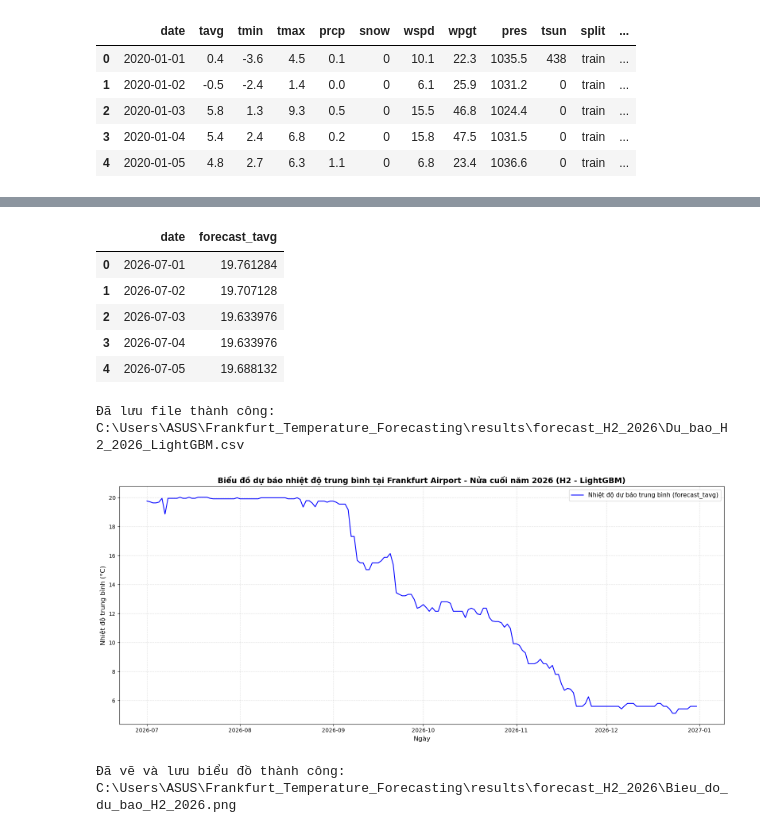
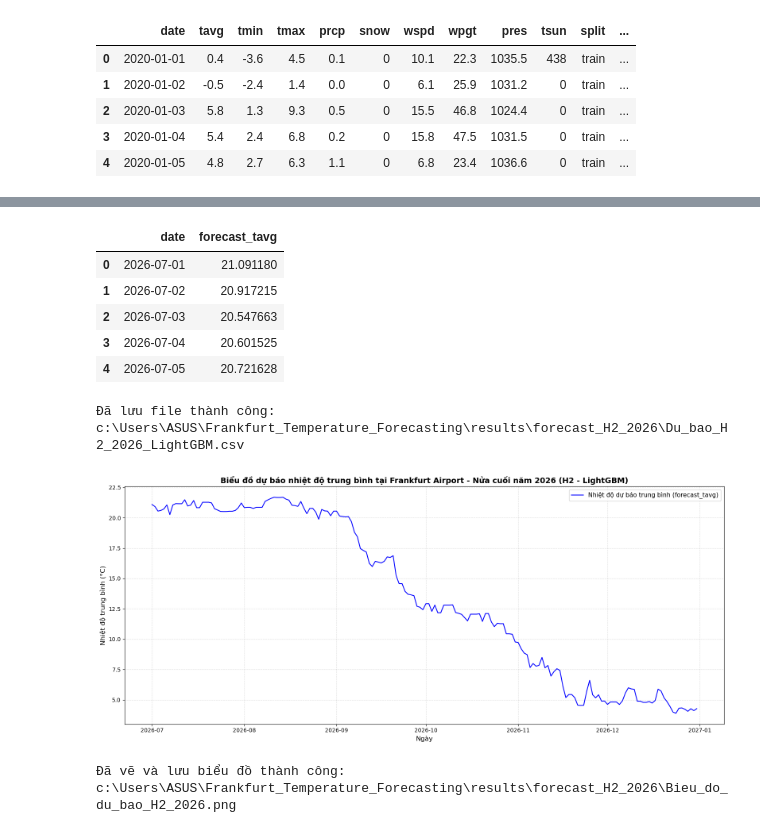
Before and after one commit to NhatTuong1211/Frankfurt_Temperature_Forecasting, a Jupyter notebook: notebooks/05_final_forecast.ipynb, the cells around one changed output, grey strips where cells are left out. Cells and saved outputs as stored; diff of their text form; code cells hidden in the pictures.

```diff
--- a/notebooks/05_final_forecast.ipynb
+++ b/notebooks/05_final_forecast.ipynb
@@ -56,13 +56,11 @@ Số ngày bị trùng: 0
 # %%
 def create_lightgbm_features(
     df_in: pd.DataFrame,
-    fit_mask: pd.Series = None,
     fourier_k: int = 3,
 ) -> tuple[pd.DataFrame, list[str]]:
   data = df_in.copy()
   doy = data["date"].dt.dayofyear
 
-  # Nhóm 1: Đặc trưng thời gian và chuỗi Fourier bậc K=3 (9 biến)
   data["time_month"] = data["date"].dt.month
   data["time_dayofyear"] = doy
   data["time_weekofyear"] = data["date"].dt.isocalendar().week.astype(int)
@@ -71,7 +69,6 @@ def create_lightgbm_features(
     data[f"time_sin_{k}"] = np.sin(2.0 * np.pi * k * doy / 365.25)
     data[f"time_cos_{k}"] = np.cos(2.0 * np.pi * k * doy / 365.25)
 
-  # Nhóm 2: Đặc trưng lag và rolling chu kỳ năm của tavg (7 biến)
   s365 = data["tavg"].shift(365)
   s730 = data["tavg"].shift(730)
 
@@ -102,25 +99,29 @@ future_H2_2026 = pd.DataFrame({
     "tavg": np.nan,
 })
 
-# Gộp chung để tính shift(365) và shift(730) liền mạch cho H2/2026
+# Gộp chung để shift(365) và shift(730) liền mạch cho H2/2026
 df_full = pd.concat([df_hist, future_H2_2026], ignore_index=True)
 df_feat, feature_cols = create_lightgbm_features(df_full)
 
-# Tách tập huấn luyện (đến 30/06/2026) và loại bỏ các dòng thiếu lag ở giai đoạn đầu
+# Giữ đúng quy tắc của N3: chỉ loại các dòng thiếu lag_365 (365 dòng đầu).
+# Các dòng thiếu lag_730 và same_day_2yr_mean được giữ lại (LightGBM xử lý NaN).
 train_df = (
     df_feat[df_feat["date"] <= train_end_date]
-    .dropna(subset=feature_cols + ["tavg"])
+    .dropna(subset=["ar_tavg_lag_365", "tavg"])
     .reset_index(drop=True)
 )
 X_train = train_df[feature_cols]
 y_train = train_df["tavg"]
 
-# Tách tập dự báo tương lai H2/2026 (từ 01/07/2026 đến 31/12/2026)
 future_df = df_feat[df_feat["date"] >= "2026-07-01"].reset_index(drop=True)
 X_future = future_df[feature_cols]
 
 print("Số lượng biến đặc trưng:", len(feature_cols))
-print("Số quan sát huấn luyện hợp lệ:", len(X_train))
+print("Số quan sát huấn luyện:", len(X_train))
 print("Số ngày cần dự báo (H2/2026):", len(X_future))
+
+assert len(X_train) == 2008, f"Số dòng huấn luyện phải là 2008, hiện là {len(X_train)}"
+assert len(X_future) == 184, "Số ngày dự báo phải là 184"
+assert X_future[["ar_tavg_lag_365", "ar_tavg_lag_730"]].notna().all().all(), "Đặc trưng lag của H2 bị NaN"
 # %% [output]
 Số lượng biến đặc trưng: 16
@@ -128,17 +129,25 @@ Số quan sát huấn luyện hợp lệ: 1643
 Số ngày cần dự báo (H2/2026): 184
 # %%
 with open(PARAMS_PATH, "r", encoding="utf-8") as f:
-  best_params = json.load(f)
+  cfg = json.load(f)
 
-# Nếu file JSON của TV3 bọc tham số trong một key (ví dụ "best_params"), lấy tự động:
-if "best_params" in best_params and isinstance(
-    best_params["best_params"], dict
-):
-  best_params = best_params["best_params"]
+# Lấy khối best_params
+if "best_params" in cfg and isinstance(cfg["best_params"], dict):
+  best_params = cfg["best_params"]
+else:
+  best_params = cfg
 
 print("Bộ tham số tối ưu được nạp:", best_params)
 
-final_model = lgb.LGBMRegressor(**best_params)
+# Khởi tạo mô hình với n_estimators và các tham số cố định
+final_model = lgb.LGBMRegressor(
+    **best_params,
+    n_estimators=cfg.get("n_estimators", 213),
+    subsample_freq=1,
+    random_state=cfg.get("random_state", 42),
+    objective="regression"
+)
+
 final_model.fit(X_train, y_train)
 print("Đã refit mô hình LightGBM thành công!")
 # %% [output]
@@ -177,44 +192,48 @@ forecast_result = pd.DataFrame({
 display(forecast_result.head())
 # %% [output]
 |  | date | forecast_tavg |
-| 0 | 2026-07-01 | 19.761284 |
-| 1 | 2026-07-02 | 19.707128 |
-| 2 | 2026-07-03 | 19.633976 |
-| 3 | 2026-07-04 | 19.633976 |
-| 4 | 2026-07-05 | 19.688132 |
+| 0 | 2026-07-01 | 21.091180 |
+| 1 | 2026-07-02 | 20.917215 |
+| 2 | 2026-07-03 | 20.547663 |
+| 3 | 2026-07-04 | 20.601525 |
+| 4 | 2026-07-05 | 20.721628 |
 # %%
+# Kiểm tra dự báo không NaN và đúng 184 dòng
+assert len(forecast_result) == 184, "Số dòng dự báo không bằng 184"
+assert not forecast_result["forecast_tavg"].isna().any(), "Kết quả dự báo chứa NaN"
+
 # Lưu kết quả ra file CSV
 csv_output_path = OUTPUT_DIR / "Du_bao_H2_2026_LightGBM.csv"
 forecast_result.to_csv(csv_output_path, index=False, encoding="utf-8-sig")
 print("Đã lưu file thành công:", csv_output_path)
 
 # Vẽ biểu đồ dự báo H2/2026
 plt.figure(figsize=(16, 7))
 plt.plot(
     forecast_result["date"],
     forecast_result["forecast_tavg"],
     color="blue",
     linewidth=1.5,
     label="Nhiệt độ dự báo trung bình (forecast_tavg)",
 )
 
 plt.title(
     "Biểu đồ dự báo nhiệt độ trung bình tại Frankfurt Airport - Nửa cuối năm"
     " 2026 (H2 - LightGBM)",
     fontsize=14,
     fontweight="bold",
 )
 plt.xlabel("Ngày", fontsize=12)
 plt.ylabel("Nhiệt độ trung bình (°C)", fontsize=12)
 plt.legend(loc="best", fontsize=11)
 plt.grid(True, linestyle="--", alpha=0.4)
 plt.tight_layout()
 
 plot_output_path = OUTPUT_DIR / "Bieu_do_du_bao_H2_2026.png"
 plt.savefig(plot_output_path, dpi=300, bbox_inches="tight")
 plt.show()
 print("Đã vẽ và lưu biểu đồ thành công:", plot_output_path)
 # %% [output]
-Đã lưu file thành công: C:\Users\ASUS\Frankfurt_Temperature_Forecasting\results\forecast_H2_2026\Du_bao_H2_2026_LightGBM.csv
+Đã lưu file thành công: c:\Users\ASUS\Frankfurt_Temperature_Forecasting\results\forecast_H2_2026\Du_bao_H2_2026_LightGBM.csv
-[figure, old version]
+[figure, new version]
-Đã vẽ và lưu biểu đồ thành công: C:\Users\ASUS\Frankfurt_Temperature_Forecasting\results\forecast_H2_2026\Bieu_do_du_bao_H2_2026.png
+Đã vẽ và lưu biểu đồ thành công: c:\Users\ASUS\Frankfurt_Temperature_Forecasting\results\forecast_H2_2026\Bieu_do_du_bao_H2_2026.png
```
Also changed, not shown: parts of 3 cells of this notebook, 2 other files.
